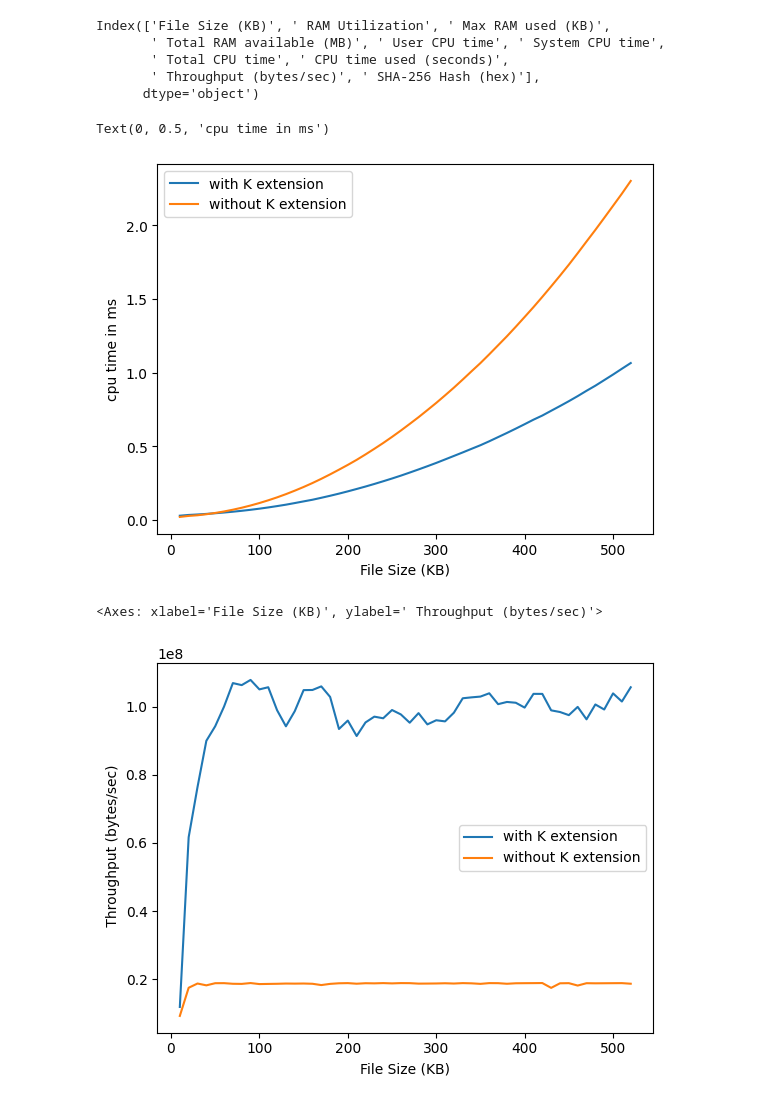
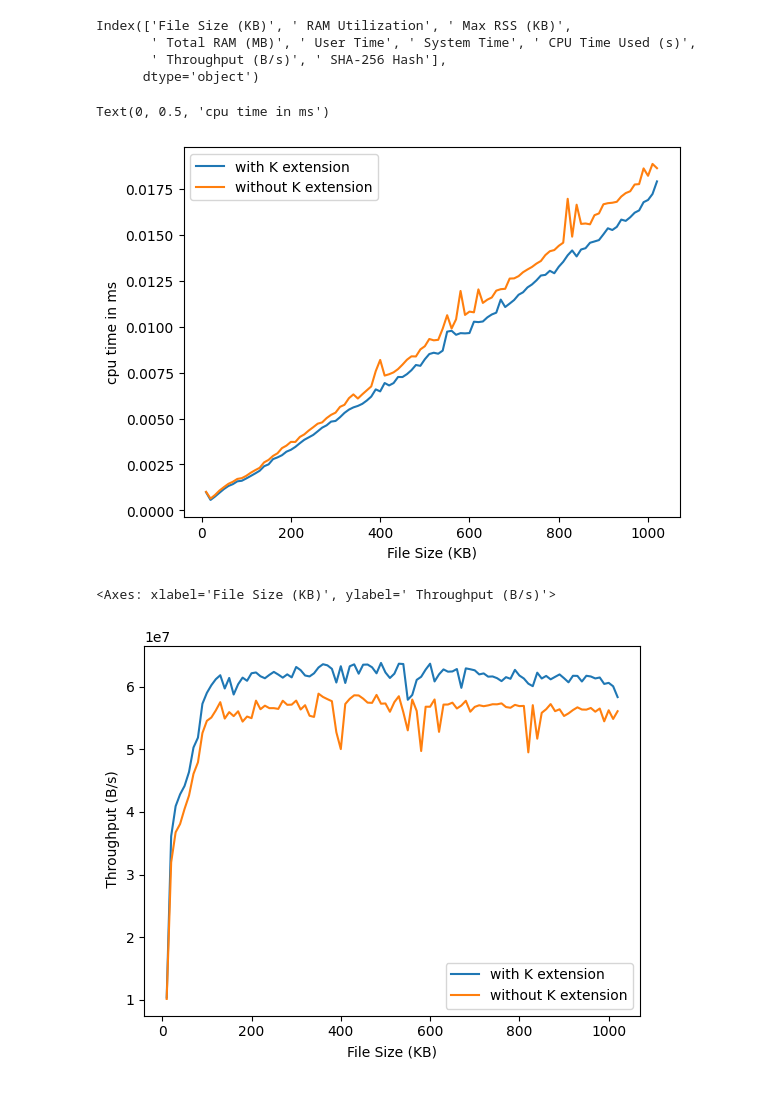
Before and after one commit to harshdabhi/riscv_project, a Jupyter notebook: visualisation.ipynb, the cells around one changed output. Drawn from its saved outputs; the diff is of its cells as text; code cells hidden in the pictures.

```diff
--- a/visualisation.ipynb
+++ b/visualisation.ipynb
@@ -11,26 +29,25 @@ import matplotlib.pyplot as plt
 import seaborn as sns
 # %%
 # Reading csv files
-df_with=pd.read_csv('./with.csv')
-df_without=pd.read_csv('./without.csv')
+df_with=pd.read_csv('./with copy.csv')
+df_without=pd.read_csv('./without copy.csv')
 # %%
 df_with.columns
 # %% [output]
-Index(['File Size (KB)', ' RAM Utilization', ' Max RAM used (KB)',
-       ' Total RAM available (MB)', ' User CPU time', ' System CPU time',
-       ' Total CPU time', ' CPU time used (seconds)',
-       ' Throughput (bytes/sec)', ' SHA-256 Hash (hex)'],
+Index(['File Size (KB)', ' RAM Utilization', ' Max RSS (KB)',
+       ' Total RAM (MB)', ' User Time', ' System Time', ' CPU Time Used (s)',
+       ' Throughput (B/s)', ' SHA-256 Hash'],
       dtype='object')
 # %%
-sns.lineplot(df_with,x='File Size (KB)',y=' User CPU time',label='with K extension')
-sns.lineplot(df_without,x='File Size (KB)',y=' User CPU time',label='without K extension')
+sns.lineplot(df_with,x='File Size (KB)',y=' CPU Time Used (s)',label='with K extension')
+sns.lineplot(df_without,x='File Size (KB)',y=' CPU Time Used (s)',label='without K extension')
 plt.ylabel('cpu time in ms')
 # %% [output]
 Text(0, 0.5, 'cpu time in ms')
-[figure, old version]
+[figure, new version]
 # %%
-sns.lineplot(df_with,x='File Size (KB)',y=' Throughput (bytes/sec)',label='with K extension')
-sns.lineplot(df_without,x='File Size (KB)',y=' Throughput (bytes/sec)',label='without K extension')
+sns.lineplot(df_with,x='File Size (KB)',y=' Throughput (B/s)',label='with K extension')
+sns.lineplot(df_without,x='File Size (KB)',y=' Throughput (B/s)',label='without K extension')
 # %% [output]
-<Axes: xlabel='File Size (KB)', ylabel=' Throughput (bytes/sec)'>
+<Axes: xlabel='File Size (KB)', ylabel=' Throughput (B/s)'>
-[figure, old version]
+[figure, new version]
```
Also changed, not shown: parts of 1 cell of this notebook, 16 other files.
